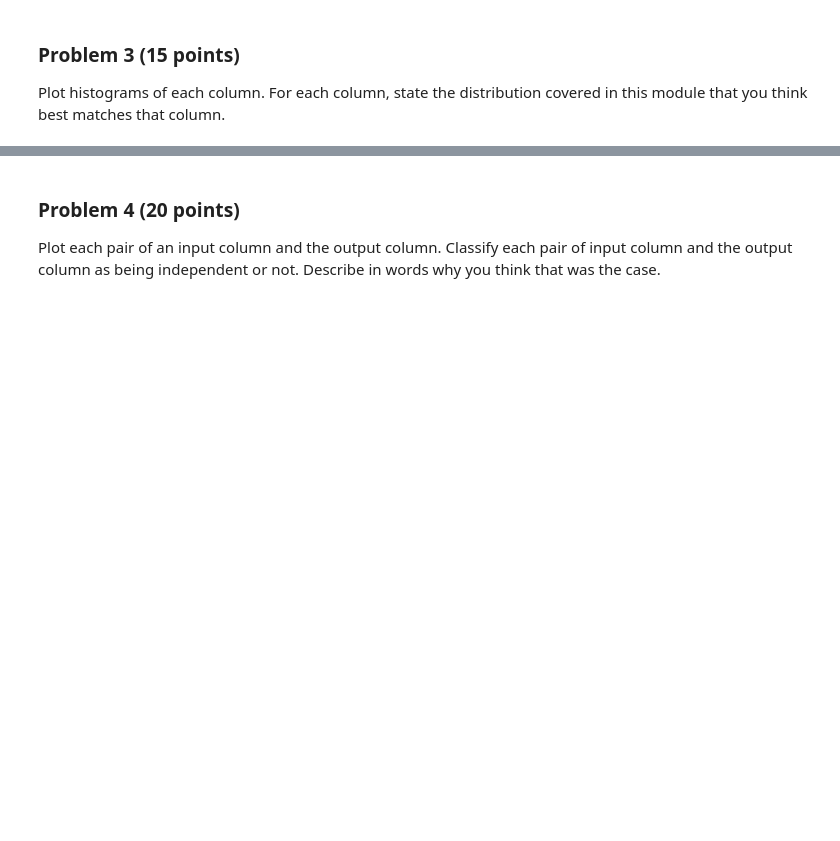
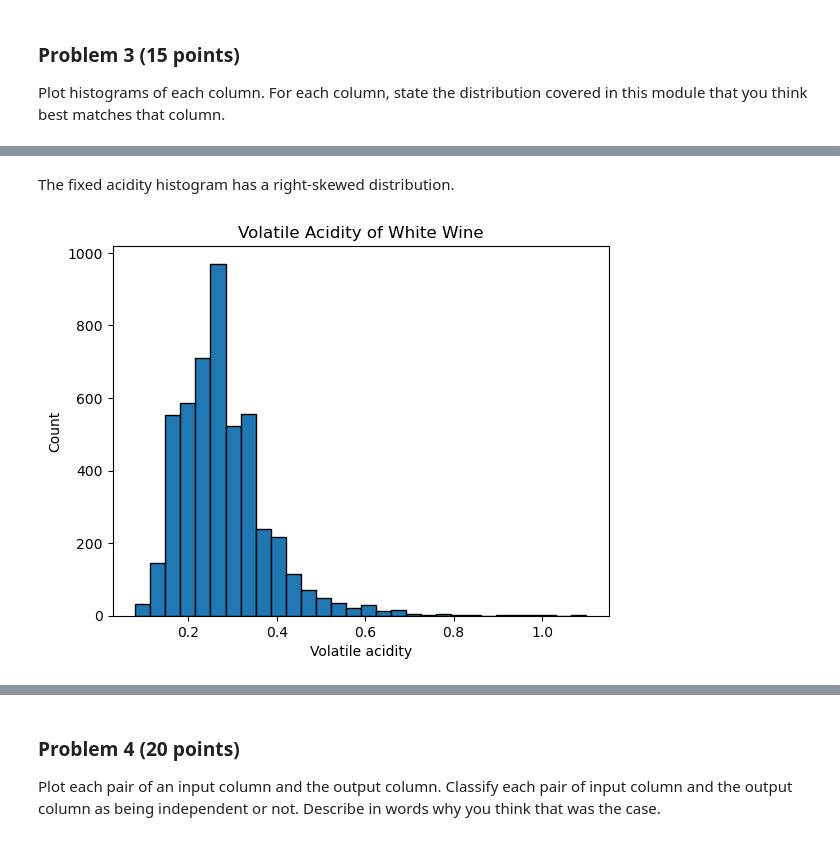
Before and after one commit to keshleem/dx601-final-project, a Jupyter notebook: project.ipynb, the cells around one changed output, grey strips where cells are left out. Saved outputs shown, nothing was run; the diff lists cells and outputs as text; code cells hidden in the pictures; blank space fills up the shorter version.

```diff
--- a/project.ipynb
+++ b/project.ipynb
@@ -128,0 +135,11 @@ YOUR ANSWERS HERE
+# %% [markdown]
+The fixed acidity histogram has a right-skewed distribution.
+# %%
+# volatile acidity histogram
+plt.hist(wine_quality_white["volatile acidity"], edgecolor="black", bins=30)
+plt.title("Volatile Acidity of White Wine")
+plt.xlabel("Volatile acidity")
+plt.ylabel("Count")
+plt.show()
+# %% [output]
+[figure, added]
```
Also changed, not shown: parts of 42 cells of this notebook.
